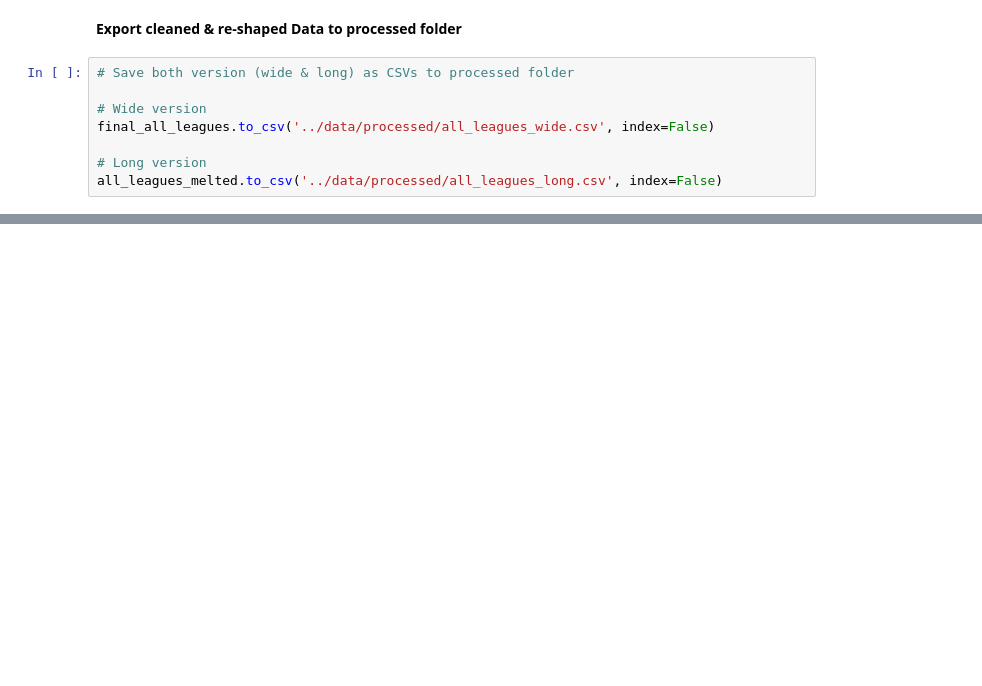
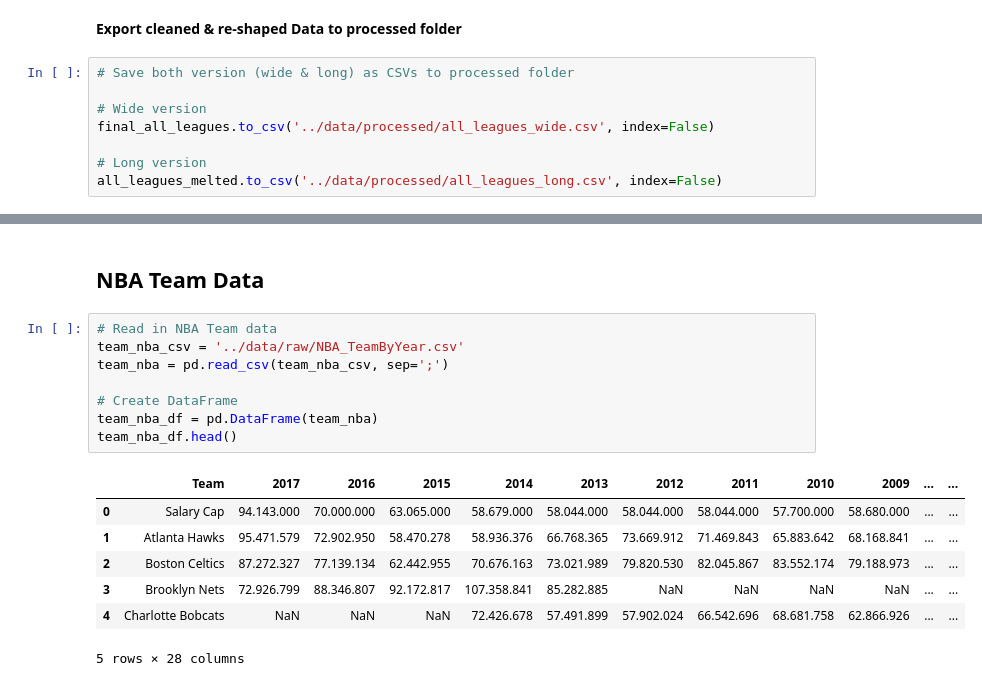
Before and after one commit to JP-Butler/Pro_Sports_Salary_Analysis, a Jupyter notebook: notebooks/data_cleaning.ipynb, the cells around one changed output, grey strips where cells are left out. Saved outputs shown, nothing was run; the diff lists cells and outputs as text; blank space fills up the shorter version.

```diff
--- a/notebooks/data_cleaning.ipynb
+++ b/notebooks/data_cleaning.ipynb
@@ -1122,0 +1178,18 @@ all_leagues_melted.to_csv('../data/processed/all_leagues_long.csv', index=False)
+# %% [markdown]
+## NBA Team Data
+# %%
+# Read in NBA Team data
+team_nba_csv = '../data/raw/NBA_TeamByYear.csv'
+team_nba = pd.read_csv(team_nba_csv, sep=';')
+
+# Create DataFrame
+team_nba_df = pd.DataFrame(team_nba)
+team_nba_df.head()
+# %% [output]
+|  | Team | 2017 | 2016 | 2015 | 2014 | 2013 | 2012 | 2011 | 2010 | 2009 | ... | ... |
+| 0 | Salary Cap | 94.143.000 | 70.000.000 | 63.065.000 | 58.679.000 | 58.044.000 | 58.044.000 | 58.044.000 | 57.700.000 | 58.680.000 | ... | ... |
+| 1 | Atlanta Hawks | 95.471.579 | 72.902.950 | 58.470.278 | 58.936.376 | 66.768.365 | 73.669.912 | 71.469.843 | 65.883.642 | 68.168.841 | ... | ... |
+| 2 | Boston Celtics | 87.272.327 | 77.139.134 | 62.442.955 | 70.676.163 | 73.021.989 | 79.820.530 | 82.045.867 | 83.552.174 | 79.188.973 | ... | ... |
+| 3 | Brooklyn Nets | 72.926.799 | 88.346.807 | 92.172.817 | 107.358.841 | 85.282.885 | NaN | NaN | NaN | NaN | ... | ... |
+| 4 | Charlotte Bobcats | NaN | NaN | NaN | 72.426.678 | 57.491.899 | 57.902.024 | 66.542.696 | 68.681.758 | 62.866.926 | ... | ... |
+5 rows × 28 columns
```
Also changed, not shown: parts of 22 cells of this notebook.
